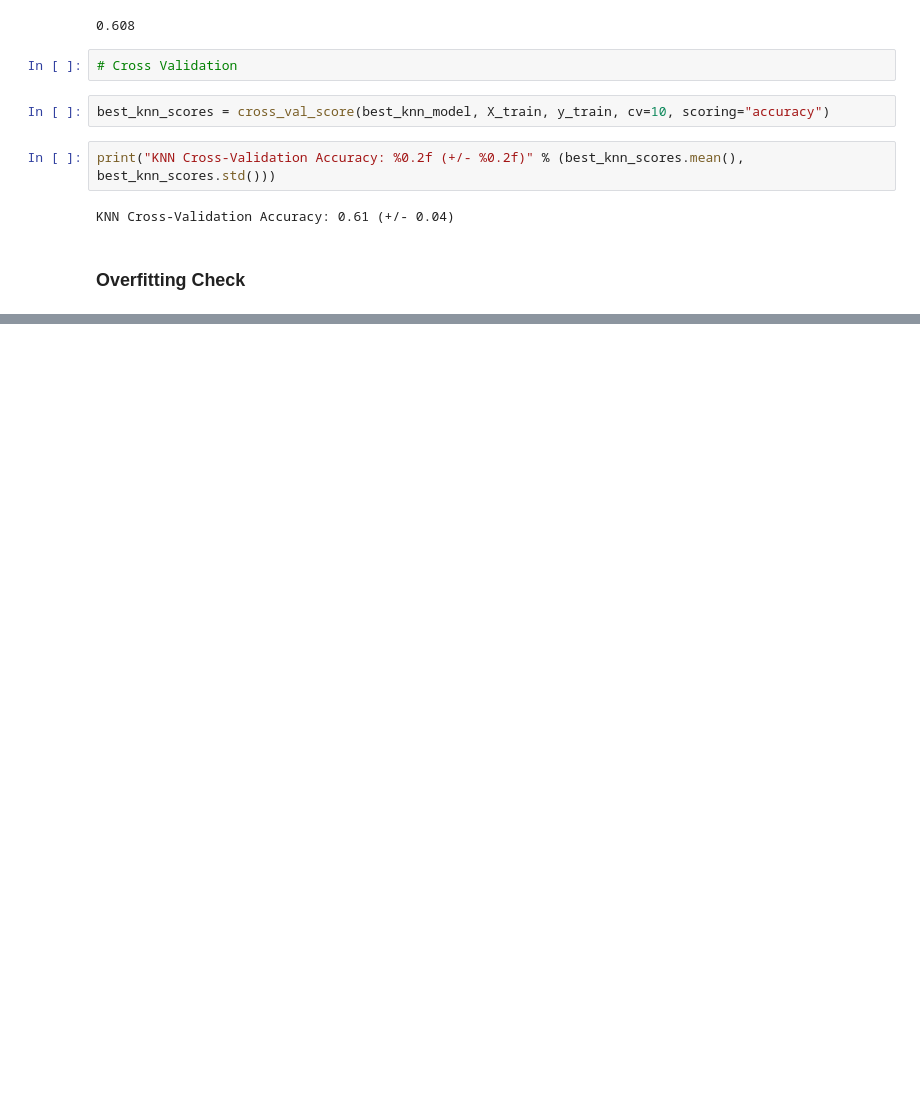
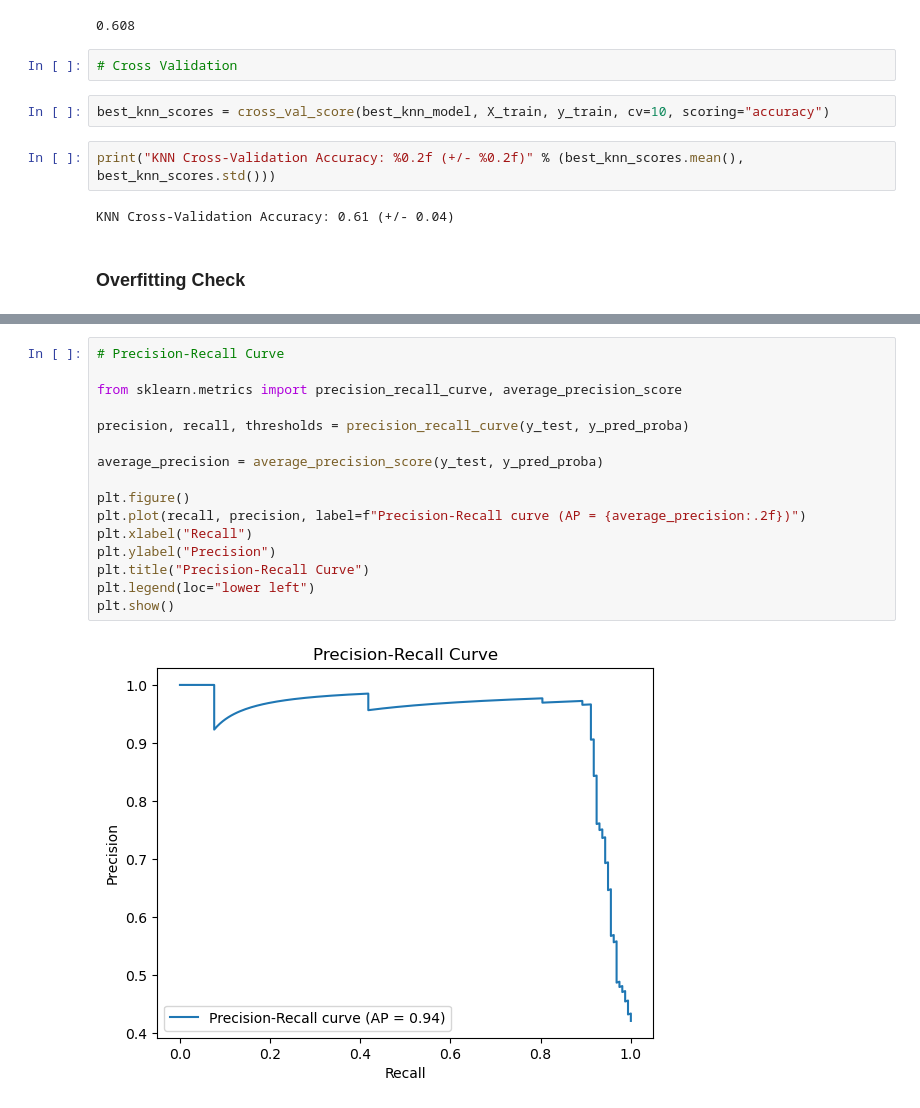
Before and after one commit to ayberkozcan/classification-exercises, a Jupyter notebook: Analyzing Customer Purchases/classification_customer.ipynb, the cells around one changed output, grey strips where cells are left out. Drawn from its saved outputs; the diff is of its cells as text; blank space fills up the shorter version.

```diff
--- a/Analyzing Customer Purchases/classification_customer.ipynb
+++ b/Analyzing Customer Purchases/classification_customer.ipynb
@@ -433,0 +440,18 @@ KNN Test Score:  0.608
+# %%
+# Precision-Recall Curve
+
+from sklearn.metrics import precision_recall_curve, average_precision_score
+
+precision, recall, thresholds = precision_recall_curve(y_test, y_pred_proba)
+
+average_precision = average_precision_score(y_test, y_pred_proba)
+
+plt.figure()
+plt.plot(recall, precision, label=f"Precision-Recall curve (AP = {average_precision:.2f})")
+plt.xlabel("Recall")
+plt.ylabel("Precision")
+plt.title("Precision-Recall Curve")
+plt.legend(loc="lower left")
+plt.show()
+# %% [output]
+[figure, added]
```
Also changed, not shown: parts of 31 cells of this notebook, 4 other files.
